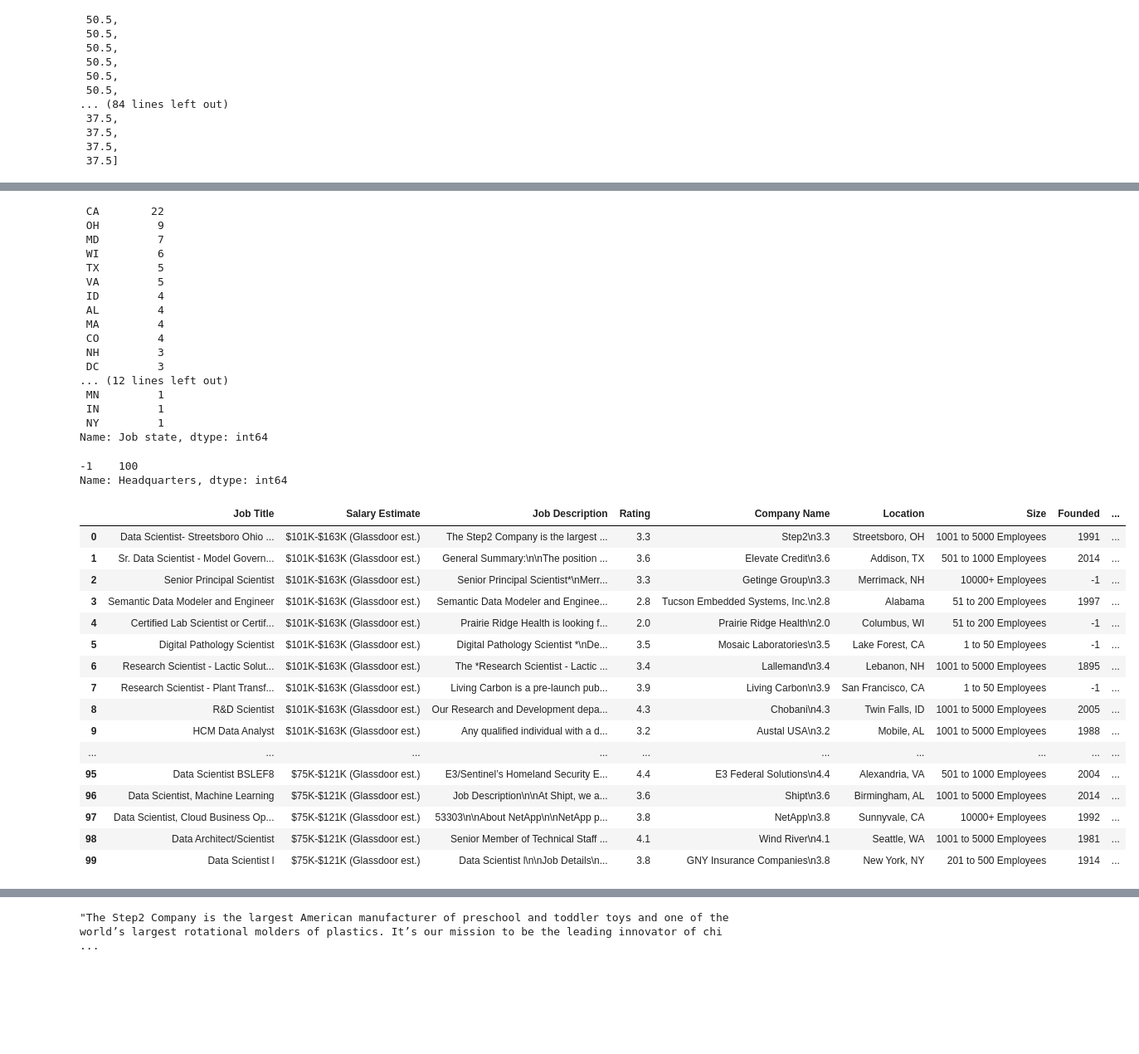
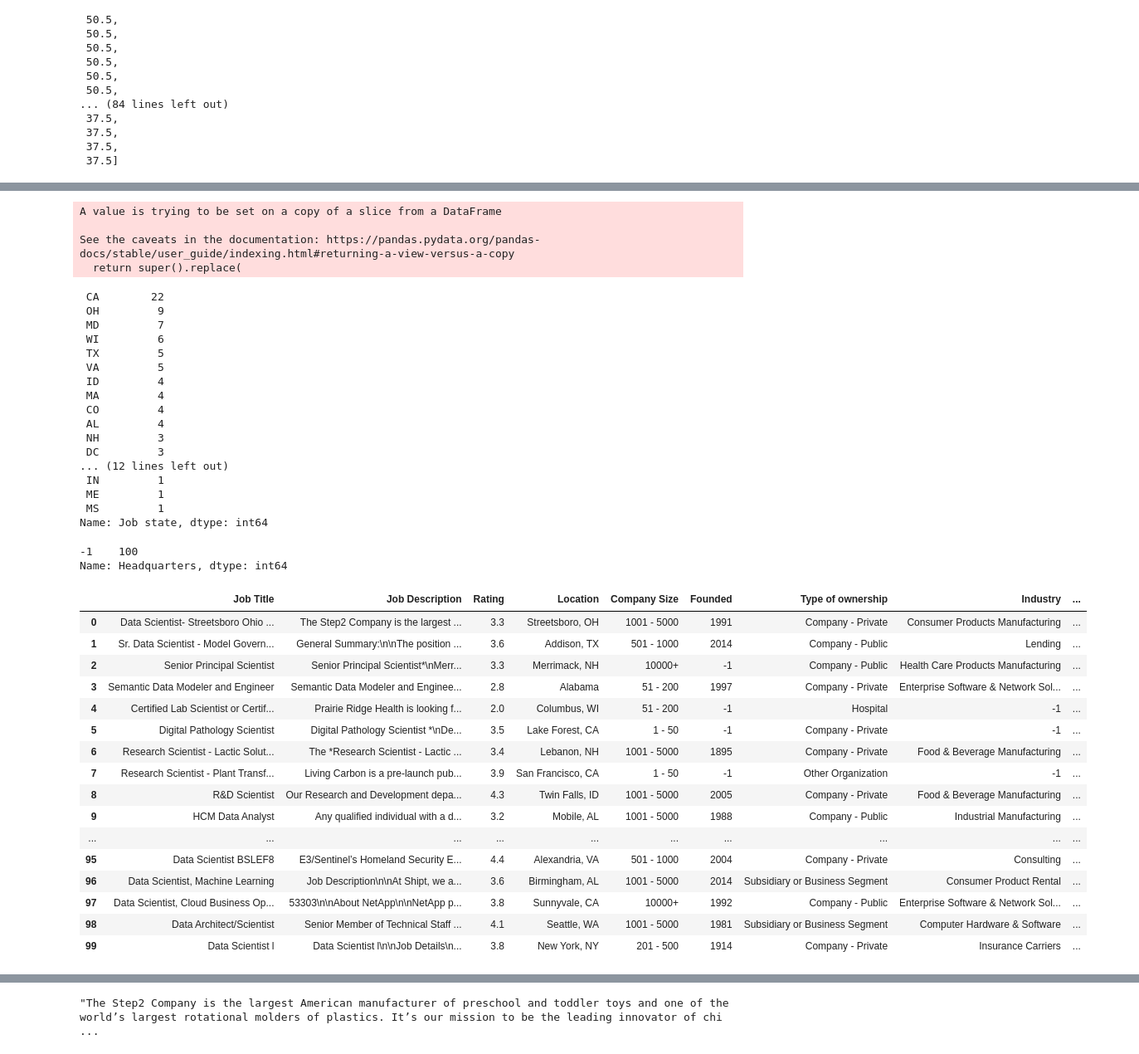
Before and after one commit to CodingBee77/Data_Science_Projects, a Jupyter notebook: Data_science_salary_predictions/DS_salary_predictions_data_cleaning.ipynb, the cells around one changed output, grey strips where cells are left out. Shown at 83% size. Saved outputs shown, nothing was run; the diff lists cells and outputs as text; code cells hidden in the pictures; blank space fills up the shorter version.

```diff
--- a/Data_science_salary_predictions/DS_salary_predictions_data_cleaning.ipynb
+++ b/Data_science_salary_predictions/DS_salary_predictions_data_cleaning.ipynb
@@ -156,4 +153,4 @@ df['Max_salary_hourly'] = max_hourly
 # %%
 df['Min_salary'] = minus_Kd.apply(lambda x: int(x.split('-')[0]))
 df['Max_salary'] = minus_Kd.apply(lambda x: int(x.split('-')[1]))
-df['Avg_salary'] = (df.min_salary + df.max_salary)/2
+df['Avg_salary'] = (df.Min_salary + df.Max_salary)/2
@@ -184,6 +201,5 @@ columns
 # %%
-df = df[['Job Title','Salary Estimate','Job Description','Rating','Company Name','Location','Headquarters','Size','Founded',
-'Type of ownership','Industry','Sector','Revenue','Competitors','Unnamed: 0','Min_salary_hourly',
-'Max_salary_hourly','min_salary','max_salary','avg_salary']]
+df = df[['Job Title','Job Description','Rating','Company Name','Location','Headquarters','Size','Founded',
+'Type of ownership','Industry','Sector','Revenue','Min_salary_hourly','Max_salary_hourly','Min_salary','Max_salary','Avg_salary']]
 df
 # %% [output]
@@ -294,23 +322,27 @@ Name: Job state, dtype: int64
 df['Job state'].replace('United States','-',inplace=True)
 df['Job state'].value_counts()
 # %% [output]
- CA        22
- OH         9
- MD         7
- WI         6
- TX         5
- VA         5
- ID         4
- AL         4
- MA         4
- CO         4
- NH         3
- DC         3
-... (12 lines left out)
- MN         1
- IN         1
- NY         1
-Name: Job state, dtype: int64
+A value is trying to be set on a copy of a slice from a DataFrame
+
+See the caveats in the documentation: https://pandas.pydata.org/pandas-docs/stable/user_guide/indexing.html#returning-a-view-versus-a-copy
+  return super().replace(
+ CA        22
+ OH         9
+ MD         7
+ WI         6
+ TX         5
+ VA         5
+ ID         4
+ MA         4
+ CO         4
+ AL         4
+ NH         3
+ DC         3
+... (12 lines left out)
+ IN         1
+ ME         1
+ MS         1
+Name: Job state, dtype: int64
 # %%
 df['Headquarters'].value_counts()
 # %% [output]
@@ -321,23 +351,23 @@ df['Competitors'].value_counts()
 # %%
-df.drop(['Competitors'], axis=1, inplace=True)
 df.drop(['Headquarters'], axis=1, inplace=True)
+df.drop(['Company Name'], axis=1, inplace=True)
 df
 # %% [output]
-|  | Job Title | Salary Estimate | Job Description | Rating | Company Name | Location | Size | Founded | ... |
-| 0 | Data Scientist- Streetsboro Ohio ... | $101K-$163K (Glassdoor est.) | The Step2 Company is the largest ... | 3.3 | Step2\n3.3 | Streetsboro, OH | 1001 to 5000 Employees | 1991 | ... |
-| 1 | Sr. Data Scientist - Model Govern... | $101K-$163K (Glassdoor est.) | General Summary:\n\nThe position ... | 3.6 | Elevate Credit\n3.6 | Addison, TX | 501 to 1000 Employees | 2014 | ... |
-| 2 | Senior Principal Scientist | $101K-$163K (Glassdoor est.) | Senior Principal Scientist*\nMerr... | 3.3 | Getinge Group\n3.3 | Merrimack, NH | 10000+ Employees | -1 | ... |
-| 3 | Semantic Data Modeler and Engineer | $101K-$163K (Glassdoor est.) | Semantic Data Modeler and Enginee... | 2.8 | Tucson Embedded Systems, Inc.\n2.8 | Alabama | 51 to 200 Employees | 1997 | ... |
-| 4 | Certified Lab Scientist or Certif... | $101K-$163K (Glassdoor est.) | Prairie Ridge Health is looking f... | 2.0 | Prairie Ridge Health\n2.0 | Columbus, WI | 51 to 200 Employees | -1 | ... |
-| 5 | Digital Pathology Scientist | $101K-$163K (Glassdoor est.) | Digital Pathology Scientist *\nDe... | 3.5 | Mosaic Laboratories\n3.5 | Lake Forest, CA | 1 to 50 Employees | -1 | ... |
-| 6 | Research Scientist - Lactic Solut... | $101K-$163K (Glassdoor est.) | The *Research Scientist - Lactic ... | 3.4 | Lallemand\n3.4 | Lebanon, NH | 1001 to 5000 Employees | 1895 | ... |
-| 7 | Research Scientist - Plant Transf... | $101K-$163K (Glassdoor est.) | Living Carbon is a pre-launch pub... | 3.9 | Living Carbon\n3.9 | San Francisco, CA | 1 to 50 Employees | -1 | ... |
-| 8 | R&D Scientist | $101K-$163K (Glassdoor est.) | Our Research and Development depa... | 4.3 | Chobani\n4.3 | Twin Falls, ID | 1001 to 5000 Employees | 2005 | ... |
-| 9 | HCM Data Analyst | $101K-$163K (Glassdoor est.) | Any qualified individual with a d... | 3.2 | Austal USA\n3.2 | Mobile, AL | 1001 to 5000 Employees | 1988 | ... |
+|  | Job Title | Job Description | Rating | Location | Company Size | Founded | Type of ownership | Industry | ... |
+| 0 | Data Scientist- Streetsboro Ohio ... | The Step2 Company is the largest ... | 3.3 | Streetsboro, OH | 1001 - 5000 | 1991 | Company - Private | Consumer Products Manufacturing | ... |
+| 1 | Sr. Data Scientist - Model Govern... | General Summary:\n\nThe position ... | 3.6 | Addison, TX | 501 - 1000 | 2014 | Company - Public | Lending | ... |
+| 2 | Senior Principal Scientist | Senior Principal Scientist*\nMerr... | 3.3 | Merrimack, NH | 10000+ | -1 | Company - Public | Health Care Products Manufacturing | ... |
+| 3 | Semantic Data Modeler and Engineer | Semantic Data Modeler and Enginee... | 2.8 | Alabama | 51 - 200 | 1997 | Company - Private | Enterprise Software & Network Sol... | ... |
+| 4 | Certified Lab Scientist or Certif... | Prairie Ridge Health is looking f... | 2.0 | Columbus, WI | 51 - 200 | -1 | Hospital | -1 | ... |
+| 5 | Digital Pathology Scientist | Digital Pathology Scientist *\nDe... | 3.5 | Lake Forest, CA | 1 - 50 | -1 | Company - Private | -1 | ... |
+| 6 | Research Scientist - Lactic Solut... | The *Research Scientist - Lactic ... | 3.4 | Lebanon, NH | 1001 - 5000 | 1895 | Company - Private | Food & Beverage Manufacturing | ... |
+| 7 | Research Scientist - Plant Transf... | Living Carbon is a pre-launch pub... | 3.9 | San Francisco, CA | 1 - 50 | -1 | Other Organization | -1 | ... |
+| 8 | R&D Scientist | Our Research and Development depa... | 4.3 | Twin Falls, ID | 1001 - 5000 | 2005 | Company - Private | Food & Beverage Manufacturing | ... |
+| 9 | HCM Data Analyst | Any qualified individual with a d... | 3.2 | Mobile, AL | 1001 - 5000 | 1988 | Company - Public | Industrial Manufacturing | ... |
 | ... | ... | ... | ... | ... | ... | ... | ... | ... | ... |
-| 95 | Data Scientist BSLEF8 | $75K-$121K (Glassdoor est.) | E3/Sentinel’s Homeland Security E... | 4.4 | E3 Federal Solutions\n4.4 | Alexandria, VA | 501 to 1000 Employees | 2004 | ... |
-| 96 | Data Scientist, Machine Learning | $75K-$121K (Glassdoor est.) | Job Description\n\nAt Shipt, we a... | 3.6 | Shipt\n3.6 | Birmingham, AL | 1001 to 5000 Employees | 2014 | ... |
-| 97 | Data Scientist, Cloud Business Op... | $75K-$121K (Glassdoor est.) | 53303\n\nAbout NetApp\n\nNetApp p... | 3.8 | NetApp\n3.8 | Sunnyvale, CA | 10000+ Employees | 1992 | ... |
-| 98 | Data Architect/Scientist | $75K-$121K (Glassdoor est.) | Senior Member of Technical Staff ... | 4.1 | Wind River\n4.1 | Seattle, WA | 1001 to 5000 Employees | 1981 | ... |
-| 99 | Data Scientist l | $75K-$121K (Glassdoor est.) | Data Scientist l\n\nJob Details\n... | 3.8 | GNY Insurance Companies\n3.8 | New York, NY | 201 to 500 Employees | 1914 | ... |
+| 95 | Data Scientist BSLEF8 | E3/Sentinel’s Homeland Security E... | 4.4 | Alexandria, VA | 501 - 1000 | 2004 | Company - Private | Consulting | ... |
+| 96 | Data Scientist, Machine Learning | Job Description\n\nAt Shipt, we a... | 3.6 | Birmingham, AL | 1001 - 5000 | 2014 | Subsidiary or Business Segment | Consumer Product Rental | ... |
+| 97 | Data Scientist, Cloud Business Op... | 53303\n\nAbout NetApp\n\nNetApp p... | 3.8 | Sunnyvale, CA | 10000+ | 1992 | Company - Public | Enterprise Software & Network Sol... | ... |
+| 98 | Data Architect/Scientist | Senior Member of Technical Staff ... | 4.1 | Seattle, WA | 1001 - 5000 | 1981 | Subsidiary or Business Segment | Computer Hardware & Software | ... |
+| 99 | Data Scientist l | Data Scientist l\n\nJob Details\n... | 3.8 | New York, NY | 201 - 500 | 1914 | Company - Private | Insurance Carriers | ... |
 # %%
```
Also changed, not shown: parts of 17 cells of this notebook, 2 other files.
